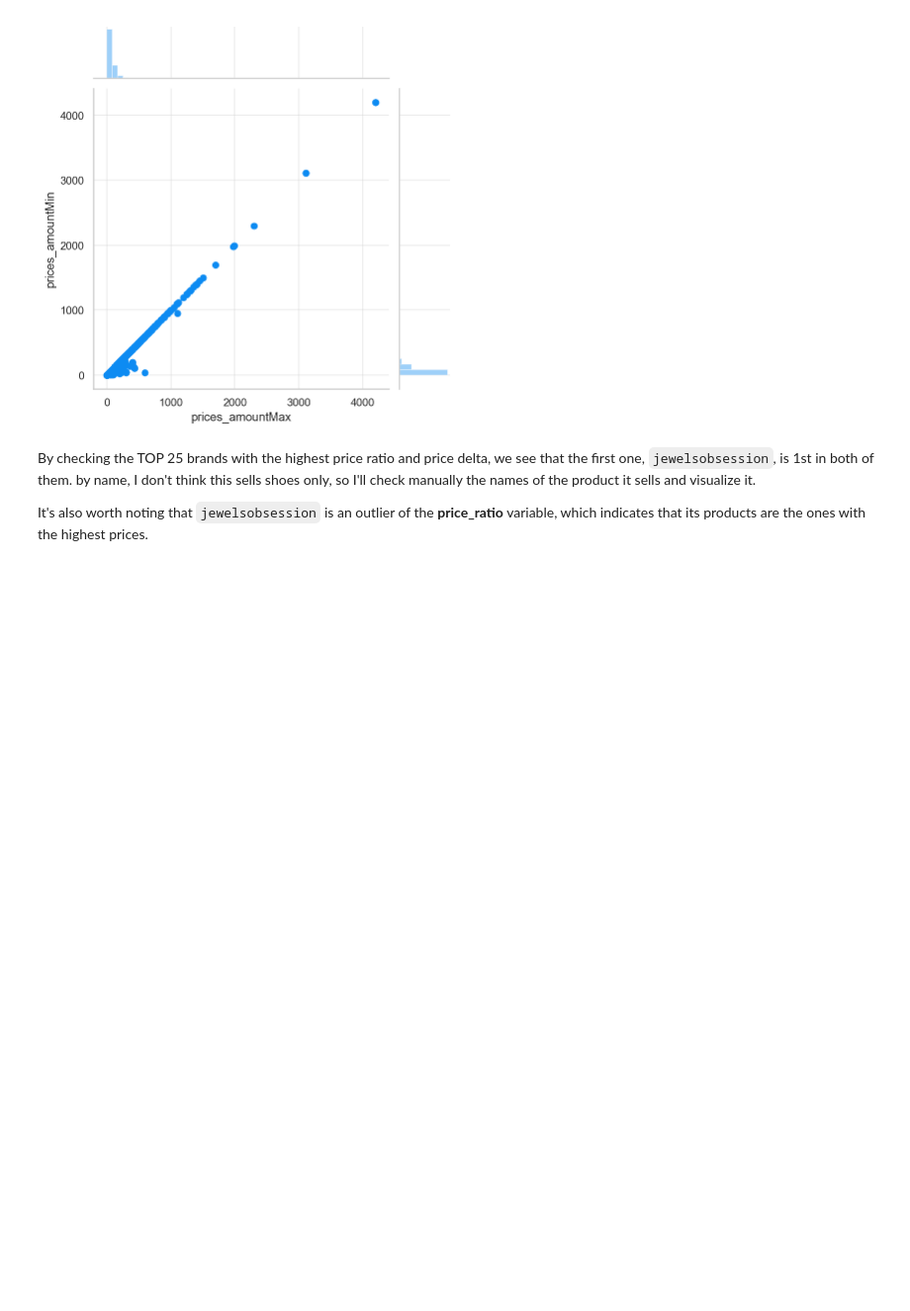
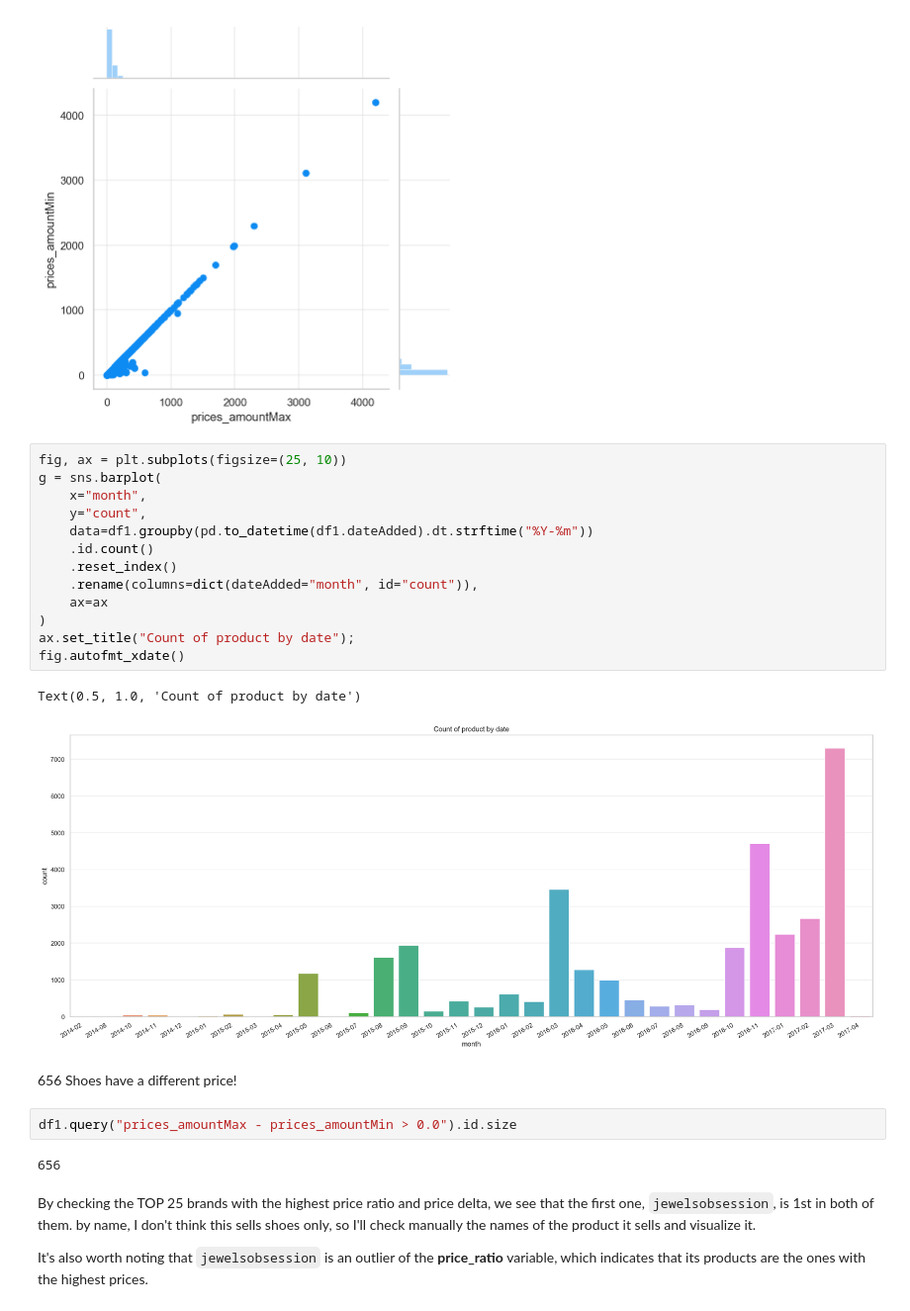
Before and after one commit to robotenique/EDA-shoes-data, a Jupyter notebook: DataScienceEP1_juliano.ipynb, the cells around one changed output. Shown at 99% size. Cells and saved outputs as stored; diff of their text form; blank space fills up the shorter version.

```diff
--- a/DataScienceEP1_juliano.ipynb
+++ b/DataScienceEP1_juliano.ipynb
@@ -303,6 +303,28 @@ sns.jointplot(x="prices_amountMax", y="prices_amountMin", data=df1)
 # %% [output]
 <seaborn.axisgrid.JointGrid at 0x...>
 [figure]
+# %%
+fig, ax = plt.subplots(figsize=(25, 10))
+g = sns.barplot(
+    x="month",
+    y="count",
+    data=df1.groupby(pd.to_datetime(df1.dateAdded).dt.strftime("%Y-%m"))
+    .id.count()
+    .reset_index()
+    .rename(columns=dict(dateAdded="month", id="count")),
+    ax=ax
+)
+ax.set_title("Count of product by date");
+fig.autofmt_xdate()
+# %% [output]
+Text(0.5, 1.0, 'Count of product by date')
+[figure, added]
+# %% [markdown]
+656 Shoes have a different price!
+# %%
+df1.query("prices_amountMax - prices_amountMin > 0.0").id.size
+# %% [output]
+656
 # %% [markdown]
 By checking the TOP 25 brands with the highest price ratio and price delta, we see that the first one, `jewelsobsession`, is 1st in both of them. by name, I don't think this sells shoes only, so I'll check manually the names of the product it sells and visualize it.
 
```
Also changed, not shown: parts of 11 cells of this notebook.
